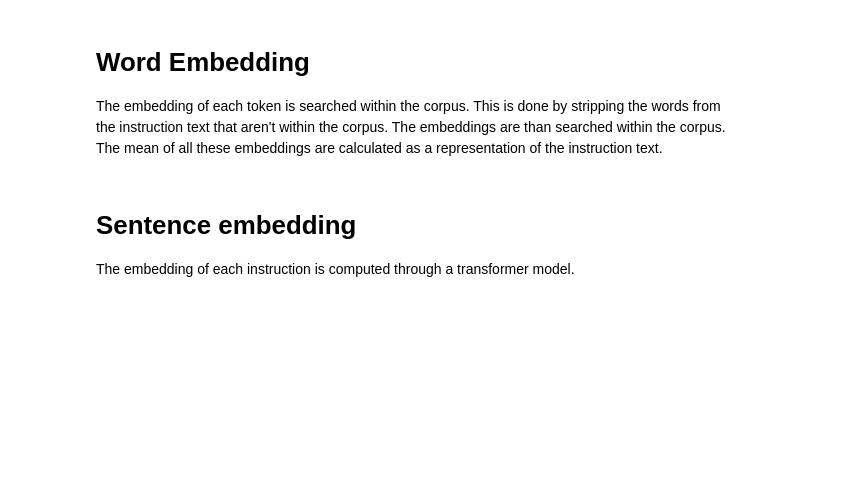
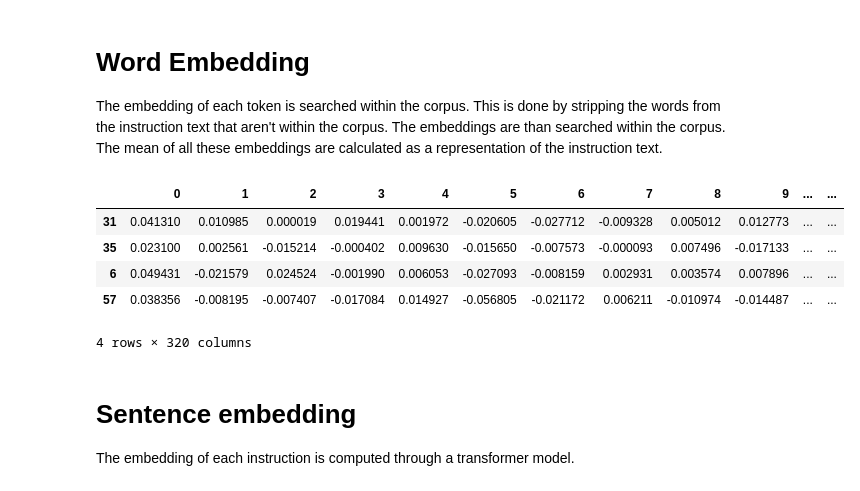
Before and after one commit to pieter98/question_metadata, a Jupyter notebook: QM_notebooks/QM03_few_shot_approach.ipynb, the cells around one changed output. Saved outputs shown, nothing was run; the diff lists cells and outputs as text; code cells hidden in the pictures; blank space fills up the shorter version.

```diff
--- a/QM_notebooks/QM03_few_shot_approach.ipynb
+++ b/QM_notebooks/QM03_few_shot_approach.ipynb
@@ -197,6 +197,15 @@ X_test_mean = X_test.apply(lambda x : transform_sentence1(x, model2))
 
 X_train_mean = pd.DataFrame(X_train_mean)['Instruction'].apply(pd.Series)
 X_test_mean = pd.DataFrame(X_test_mean)['Instruction'].apply(pd.Series)
+# %%
+X_train_mean
+# %% [output]
+|  | 0 | 1 | 2 | 3 | 4 | 5 | 6 | 7 | 8 | 9 | ... | ... |
+| 31 | 0.041310 | 0.010985 | 0.000019 | 0.019441 | 0.001972 | -0.020605 | -0.027712 | -0.009328 | 0.005012 | 0.012773 | ... | ... |
+| 35 | 0.023100 | 0.002561 | -0.015214 | -0.000402 | 0.009630 | -0.015650 | -0.007573 | -0.000093 | 0.007496 | -0.017133 | ... | ... |
+| 6 | 0.049431 | -0.021579 | 0.024524 | -0.001990 | 0.006053 | -0.027093 | -0.008159 | 0.002931 | 0.003574 | 0.007896 | ... | ... |
+| 57 | 0.038356 | -0.008195 | -0.007407 | -0.017084 | 0.014927 | -0.056805 | -0.021172 | 0.006211 | -0.010974 | -0.014487 | ... | ... |
+4 rows × 320 columns
 # %% [markdown]
 # **Sentence embedding**
 The embedding of each instruction is computed through a transformer model.
```
Also changed, not shown: parts of 8 cells of this notebook.
